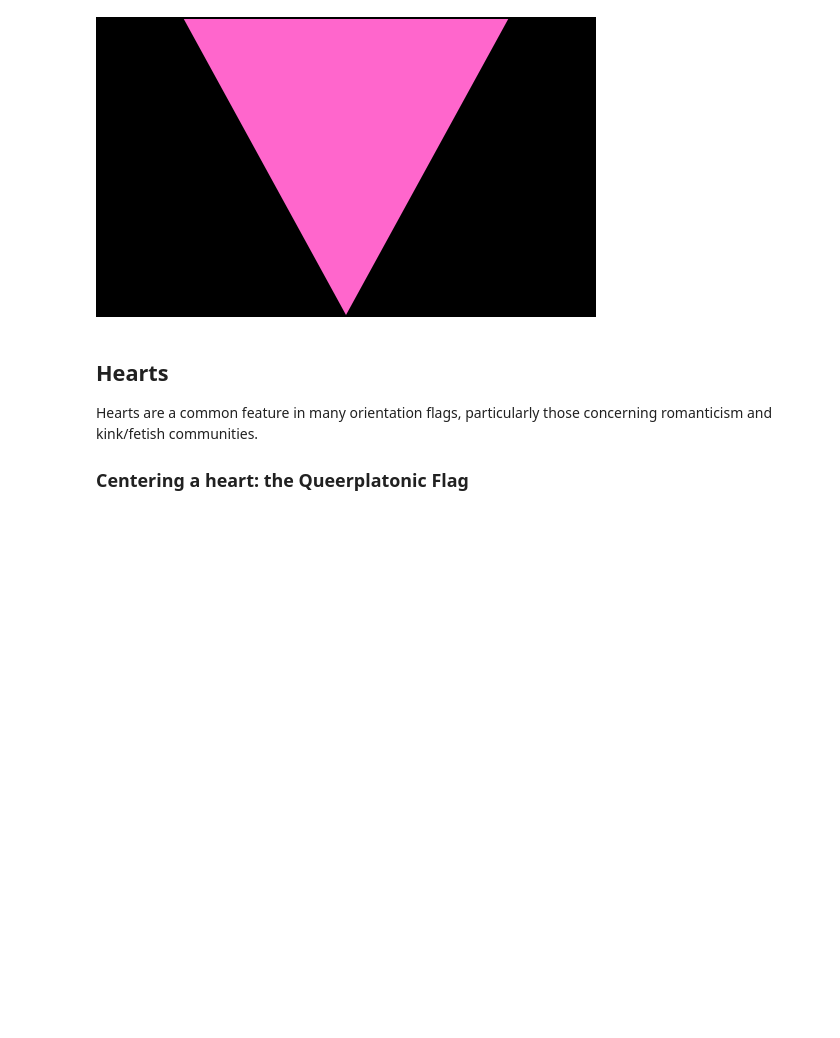
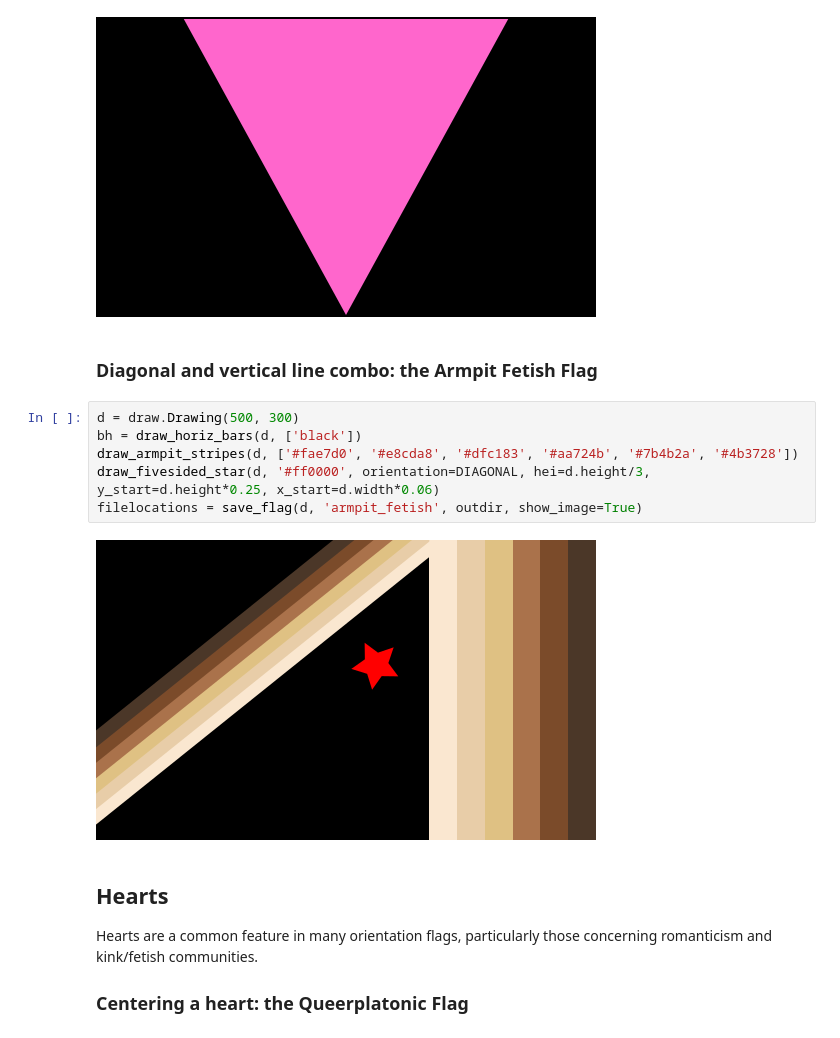
Before and after one commit to intervexual/drawpride, a Jupyter notebook: examples.ipynb, the cells around one changed output. Cells and saved outputs as stored; diff of their text form; blank space fills up the shorter version.

```diff
--- a/examples.ipynb
+++ b/examples.ipynb
@@ -218,6 +216,16 @@ draw_triangle(d, '#ff66cc')
 filelocations = save_flag(d, 'pink_triangle', outdir, show_image=True)
 # %% [output]
 [figure]
+# %% [markdown]
+### Diagonal and vertical line combo: the Armpit Fetish Flag
+# %%
+d = draw.Drawing(500, 300)
+bh = draw_horiz_bars(d, ['black'])
+draw_armpit_stripes(d, ['#fae7d0', '#e8cda8', '#dfc183', '#aa724b', '#7b4b2a', '#4b3728'])
+draw_fivesided_star(d, '#ff0000', orientation=DIAGONAL, hei=d.height/3, y_start=d.height*0.25, x_start=d.width*0.06)
+filelocations = save_flag(d, 'armpit_fetish', outdir, show_image=True)
+# %% [output]
+[figure, added]
 # %% [markdown]
 ## Hearts
 Hearts are a common feature in many orientation flags, particularly those concerning romanticism and kink/fetish communities.
```
Also changed, not shown: parts of 8 cells of this notebook, 8 other files.
